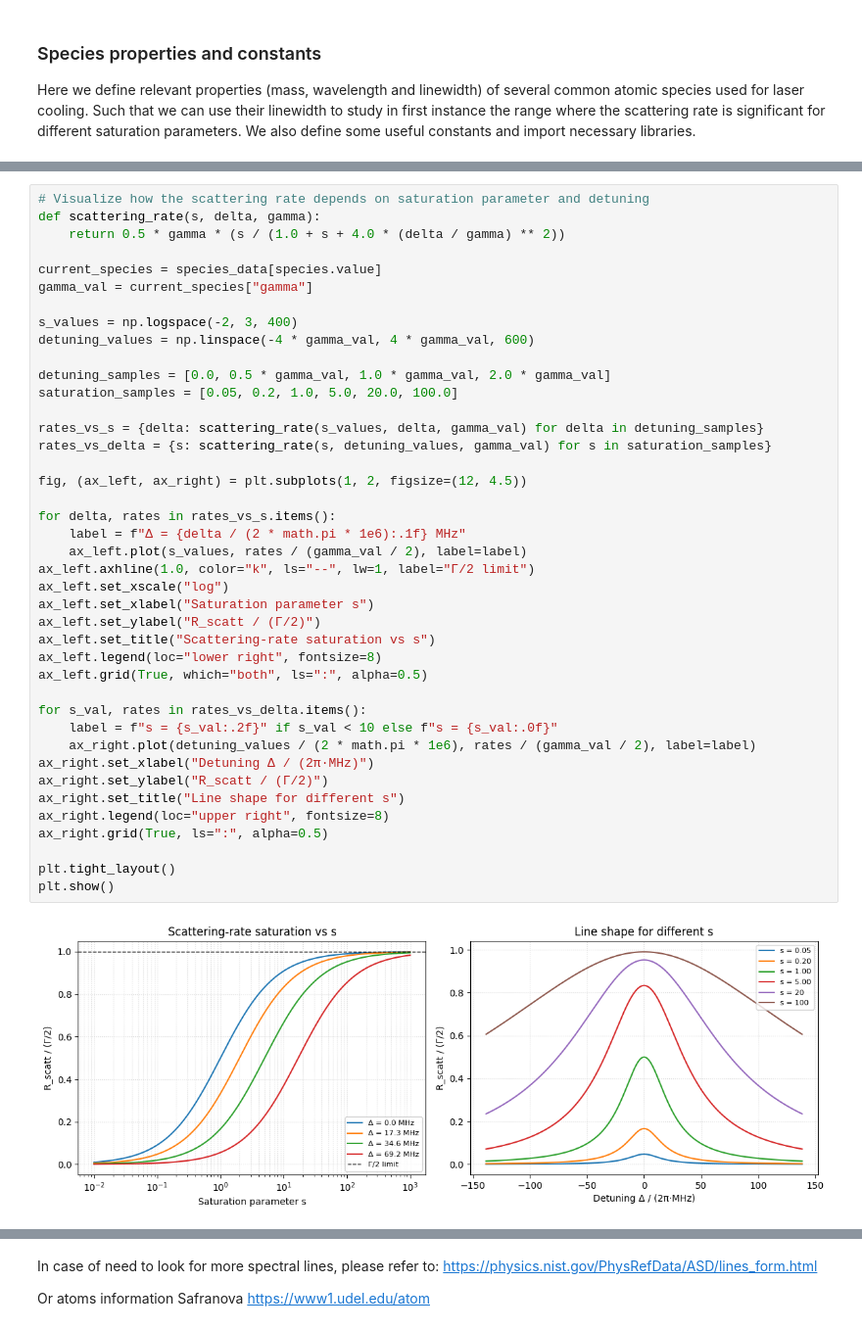
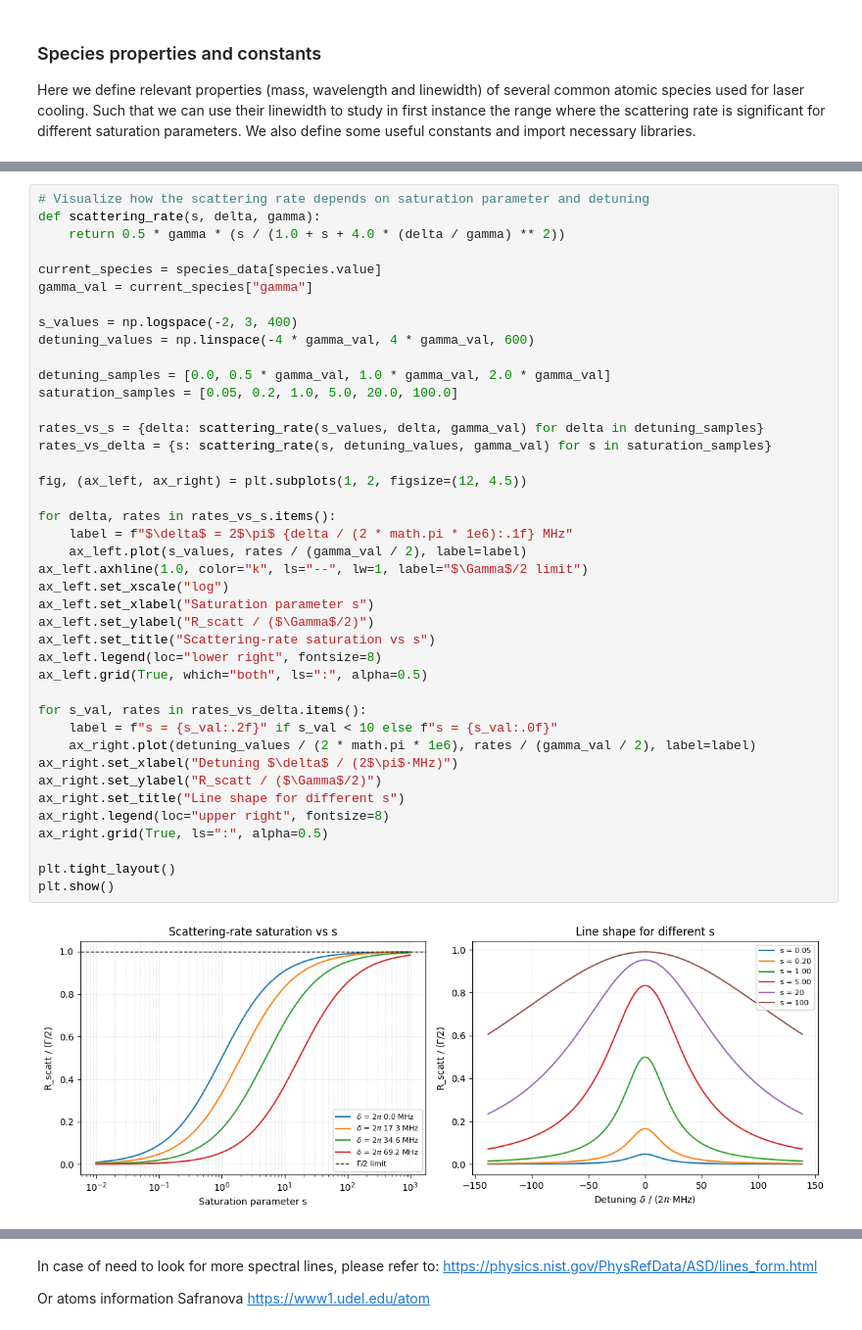
Before and after one commit to Eric-Vidal-hub/PhD_simulations, a Jupyter notebook: ZS_interactive_EVM.ipynb, the cells around one changed output, grey strips where cells are left out. Shown at 98% size. Cells and saved outputs as stored; diff of their text form.

```diff
--- a/ZS_interactive_EVM.ipynb
+++ b/ZS_interactive_EVM.ipynb
@@ -72,37 +83,37 @@ gamma_val = current_species["gamma"]
 
 s_values = np.logspace(-2, 3, 400)
 detuning_values = np.linspace(-4 * gamma_val, 4 * gamma_val, 600)
 
 detuning_samples = [0.0, 0.5 * gamma_val, 1.0 * gamma_val, 2.0 * gamma_val]
 saturation_samples = [0.05, 0.2, 1.0, 5.0, 20.0, 100.0]
 
 rates_vs_s = {delta: scattering_rate(s_values, delta, gamma_val) for delta in detuning_samples}
 rates_vs_delta = {s: scattering_rate(s, detuning_values, gamma_val) for s in saturation_samples}
 
 fig, (ax_left, ax_right) = plt.subplots(1, 2, figsize=(12, 4.5))
 
 for delta, rates in rates_vs_s.items():
-    label = f"Δ = {delta / (2 * math.pi * 1e6):.1f} MHz"
+    label = f"$\delta$ = 2$\pi$ {delta / (2 * math.pi * 1e6):.1f} MHz"
     ax_left.plot(s_values, rates / (gamma_val / 2), label=label)
-ax_left.axhline(1.0, color="k", ls="--", lw=1, label="Γ/2 limit")
+ax_left.axhline(1.0, color="k", ls="--", lw=1, label="$\Gamma$/2 limit")
 ax_left.set_xscale("log")
 ax_left.set_xlabel("Saturation parameter s")
-ax_left.set_ylabel("R_scatt / (Γ/2)")
+ax_left.set_ylabel("R_scatt / ($\Gamma$/2)")
 ax_left.set_title("Scattering-rate saturation vs s")
 ax_left.legend(loc="lower right", fontsize=8)
 ax_left.grid(True, which="both", ls=":", alpha=0.5)
 
 for s_val, rates in rates_vs_delta.items():
     label = f"s = {s_val:.2f}" if s_val < 10 else f"s = {s_val:.0f}"
     ax_right.plot(detuning_values / (2 * math.pi * 1e6), rates / (gamma_val / 2), label=label)
-ax_right.set_xlabel("Detuning Δ / (2π·MHz)")
-ax_right.set_ylabel("R_scatt / (Γ/2)")
+ax_right.set_xlabel("Detuning $\delta$ / (2$\pi$·MHz)")
+ax_right.set_ylabel("R_scatt / ($\Gamma$/2)")
 ax_right.set_title("Line shape for different s")
 ax_right.legend(loc="upper right", fontsize=8)
 ax_right.grid(True, ls=":", alpha=0.5)
 
 plt.tight_layout()
 plt.show()
 # %% [output]
-[figure, old version]
+[figure, new version]
 # %% [markdown]
```
Also changed, not shown: parts of 4 cells of this notebook.
